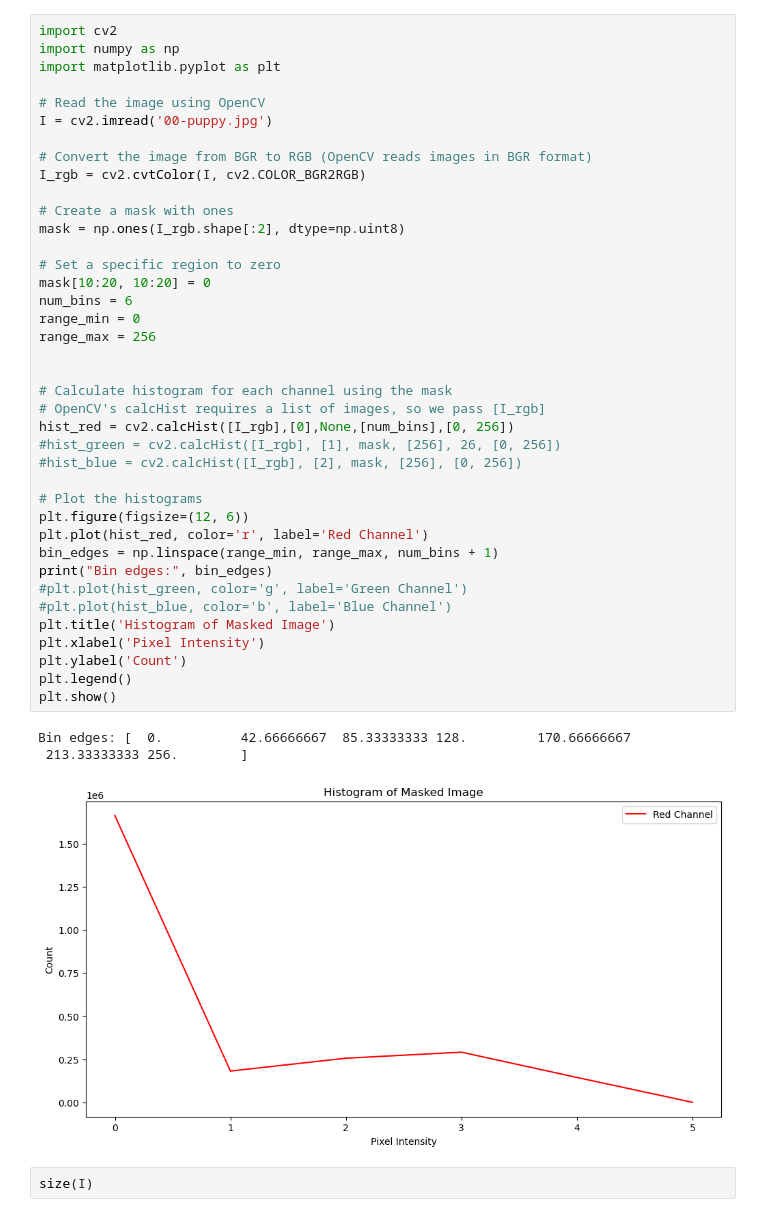
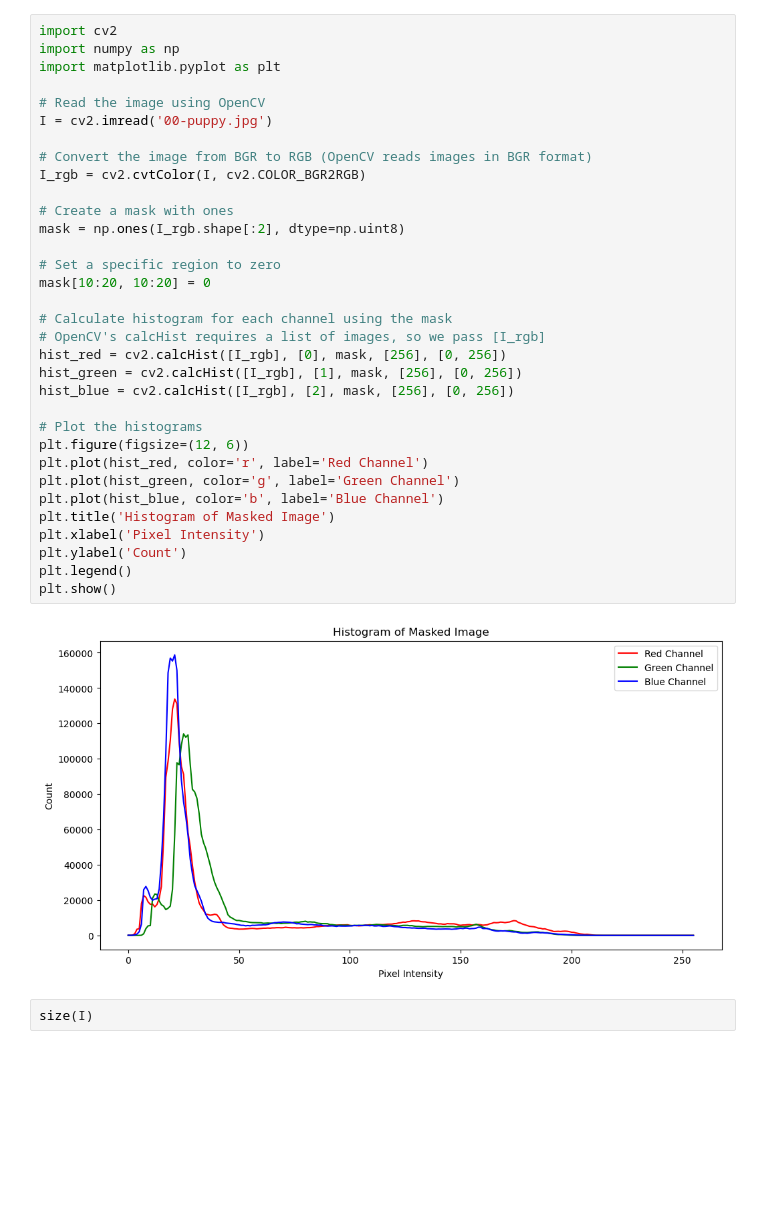
Before and after one commit to prashantiyaramareddy/MyPython-Stuff, a Jupyter notebook: Python Programming/Untitled.ipynb, the cells around one changed output. Cells and saved outputs as stored; diff of their text form; blank space fills up the shorter version.

```diff
--- a/Python Programming/Untitled.ipynb
+++ b/Python Programming/Untitled.ipynb
@@ -1,46 +1,38 @@
 # %%
 import cv2
 import numpy as np
 import matplotlib.pyplot as plt
 
 # Read the image using OpenCV
 I = cv2.imread('00-puppy.jpg')
 
 # Convert the image from BGR to RGB (OpenCV reads images in BGR format)
 I_rgb = cv2.cvtColor(I, cv2.COLOR_BGR2RGB)
 
 # Create a mask with ones
 mask = np.ones(I_rgb.shape[:2], dtype=np.uint8)
 
 # Set a specific region to zero
 mask[10:20, 10:20] = 0
-num_bins = 6
-range_min = 0
-range_max = 256
-
 
 # Calculate histogram for each channel using the mask
 # OpenCV's calcHist requires a list of images, so we pass [I_rgb]
-hist_red = cv2.calcHist([I_rgb],[0],None,[num_bins],[0, 256])
-#hist_green = cv2.calcHist([I_rgb], [1], mask, [256], 26, [0, 256])
-#hist_blue = cv2.calcHist([I_rgb], [2], mask, [256], [0, 256])
+hist_red = cv2.calcHist([I_rgb], [0], mask, [256], [0, 256])
+hist_green = cv2.calcHist([I_rgb], [1], mask, [256], [0, 256])
+hist_blue = cv2.calcHist([I_rgb], [2], mask, [256], [0, 256])
 
 # Plot the histograms
 plt.figure(figsize=(12, 6))
 plt.plot(hist_red, color='r', label='Red Channel')
-bin_edges = np.linspace(range_min, range_max, num_bins + 1)
-print("Bin edges:", bin_edges)
-#plt.plot(hist_green, color='g', label='Green Channel')
-#plt.plot(hist_blue, color='b', label='Blue Channel')
+plt.plot(hist_green, color='g', label='Green Channel')
+plt.plot(hist_blue, color='b', label='Blue Channel')
 plt.title('Histogram of Masked Image')
 plt.xlabel('Pixel Intensity')
 plt.ylabel('Count')
 plt.legend()
 plt.show()
 # %% [output]
-Bin edges: [  0.          42.66666667  85.33333333 128.         170.66666667
- 213.33333333 256.        ]
-[figure, old version]
+[figure, new version]
 # %%
 size(I)
 # %% [output]
```
Also changed, not shown: 1 other file.
